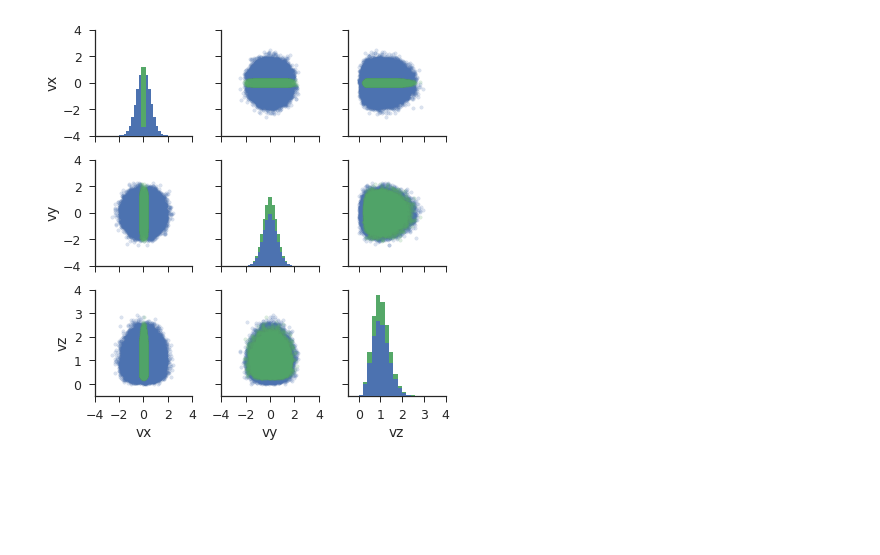
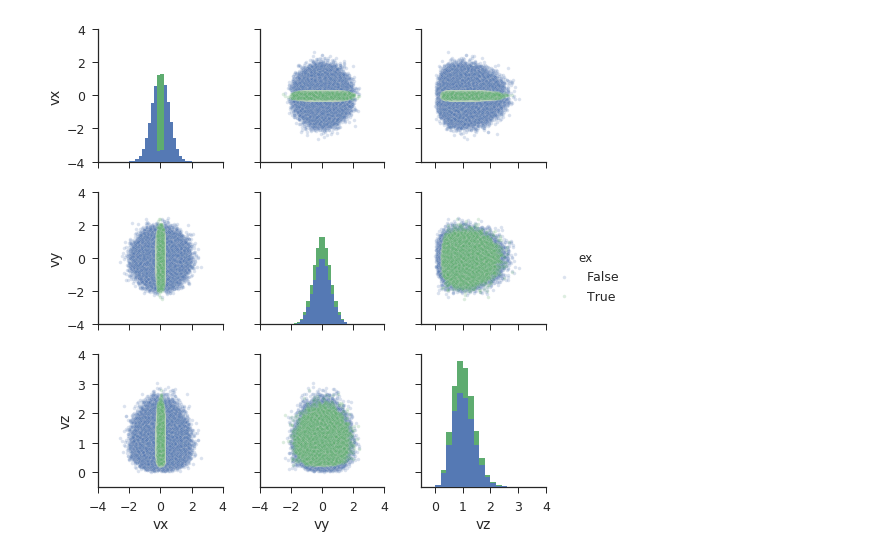
Before and after one commit to Ayato-Yamazaki/PositroniumSpectroscopy, a Jupyter notebook: notebooks/laser overlap.ipynb, the cells around one changed output. Cells and saved outputs as stored; diff of their text form; code cells hidden in the pictures; blank space fills up the shorter version.

```diff
--- a/notebooks/laser overlap.ipynb
+++ b/notebooks/laser overlap.ipynb
@@ -83,34 +83,28 @@ plt.show()
 # %%
 atoms = df[df.status != 'e+']
 atoms = atoms.join(ol)
 threshold = 0.003
-atoms['ex'] = atoms['overlap'] > threshold
+atoms['ex'] = (atoms['overlap'] > threshold).astype(str)
 atoms[['vx', 'vy', 'vz']] = atoms[['vx', 'vy', 'vz']] *1e-5
 
 # plot
 bins = np.linspace(-4, 4, 41)
-g = sns.PairGrid(atoms, vars=['vx', 'vy', 'vz'], hue='ex')
-g = g.map_diag(plt.hist, bins=bins, rwidth=1, lw=0., normed=True)
-g = g.map_offdiag(plt.scatter, alpha=0.2, marker='.', rasterized=True)
+g = sns.pairplot(atoms, vars=['vx', 'vy', 'vz'], hue="ex", markers=['.', '.'],
+                 plot_kws=dict(alpha=0.2, rasterized=True),
+                 diag_kws=dict(alpha=0.95, bins=bins))
 
+for ax in [g.axes[0, 0], g.axes[1, 1]]:
+    ax.set_xlim(-4, 4)
+    ax.set_xticks([-4, -2, 0, 2, 4])
+    ax.set_ylim(-4, 4)
+    ax.set_yticks([-4, -2, 0, 2, 4])
 
-# format
-g.fig.set_size_inches((6, 6))
-g.axes[0][0].set_xlim((-4., 4.))
-g.axes[0][0].set_xticks([-4, -2, 0, 2, 4])
-g.axes[0][1].set_xlim((-4., 4.))
-g.axes[0][1].set_xticks([-4, -2, 0, 2, 4])
-g.axes[0][2].set_xlim((-0.5, 4.))
-g.axes[0][2].set_xticks([0, 1, 2, 3, 4])
-g.axes[0][0].set_ylim((-4., 4.))
-g.axes[0][0].set_yticks([-4, -2, 0, 2, 4])
-g.axes[1][0].set_ylim((-4., 4.))
-g.axes[1][0].set_yticks([-4, -2, 0, 2, 4])
-g.axes[2][0].set_ylim((-0.5, 4.))
-g.axes[2][0].set_yticks([0, 1, 2, 3, 4])
-
-#output
+g.axes[2, 2].set_xlim(-0.5, 4)
+g.axes[2, 2].set_xticks([0, 1, 2, 3, 4])
+g.axes[2, 2].set_ylim(-0.5, 4)
+g.axes[2, 2].set_yticks([0, 1, 2, 3, 4])
+# output
 plt.savefig("../images/mc_vel.pdf", dpi=200, bbox_inches='tight')
 plt.show()
 # %% [output]
-[figure, old version]
+[figure, new version]
```
Also changed, not shown: parts of 5 cells of this notebook, 5 other files.
